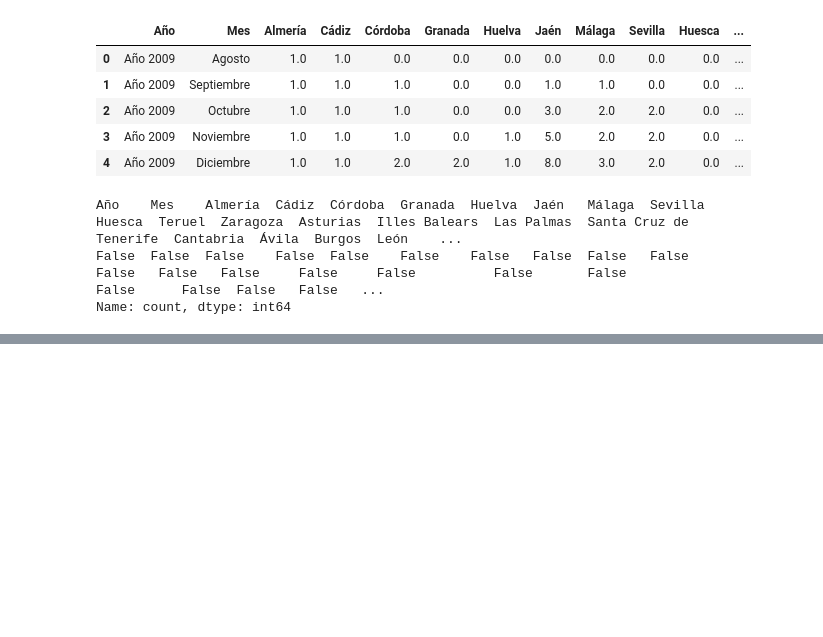
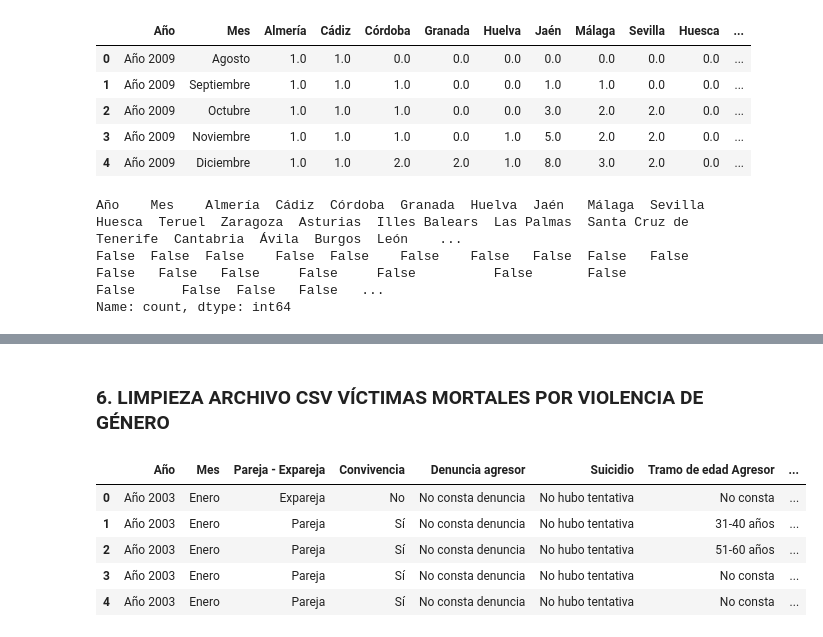
Before and after one commit to NoeRoson/Final_project, a Jupyter notebook: code/limpieza.ipynb, the cells around one changed output, grey strips where cells are left out. Saved outputs shown, nothing was run; the diff lists cells and outputs as text; code cells hidden in the pictures; blank space fills up the shorter version.

```diff
--- a/code/limpieza.ipynb
+++ b/code/limpieza.ipynb
@@ -235,0 +289,12 @@ disp.to_csv('../data_clean/portal_estadistico_vio_gen/dispositivos.csv', index=F
+# %% [markdown]
+### 6. LIMPIEZA ARCHIVO CSV VÍCTIMAS MORTALES POR VIOLENCIA DE GÉNERO
+# %%
+vic = pd.read_csv('../data/victimas_mortales.csv')
+vic.head()
+# %% [output]
+|  | Año | Mes | Pareja - Expareja | Convivencia | Denuncia agresor | Suicidio | Tramo de edad Agresor | ... |
+| 0 | Año 2003 | Enero | Expareja | No | No consta denuncia | No hubo tentativa | No consta | ... |
+| 1 | Año 2003 | Enero | Pareja | Sí | No consta denuncia | No hubo tentativa | 31-40 años | ... |
+| 2 | Año 2003 | Enero | Pareja | Sí | No consta denuncia | No hubo tentativa | 51-60 años | ... |
+| 3 | Año 2003 | Enero | Pareja | Sí | No consta denuncia | No hubo tentativa | No consta | ... |
+| 4 | Año 2003 | Enero | Pareja | Sí | No consta denuncia | No hubo tentativa | No consta | ... |
```
Also changed, not shown: parts of 35 cells of this notebook, 3 other files.
